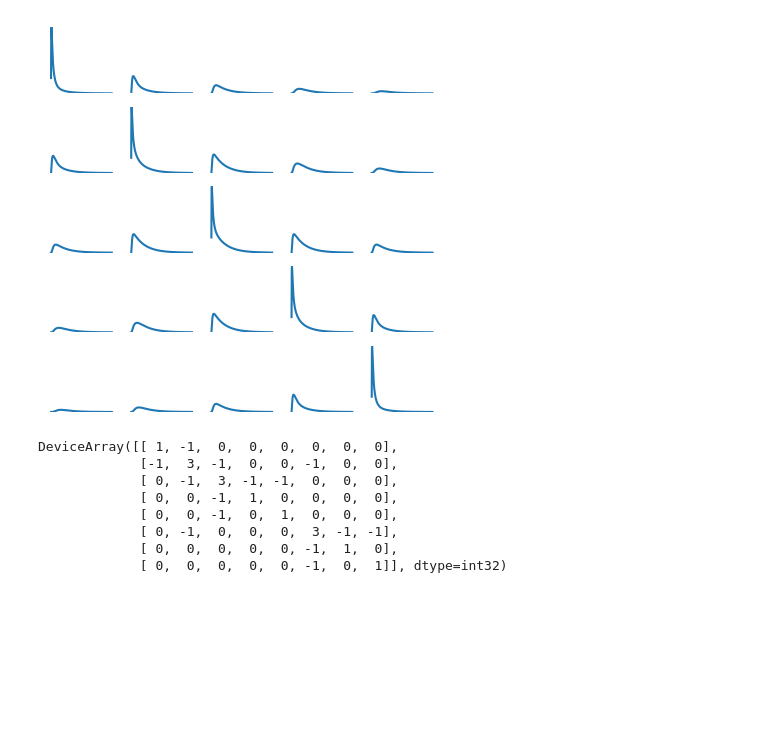
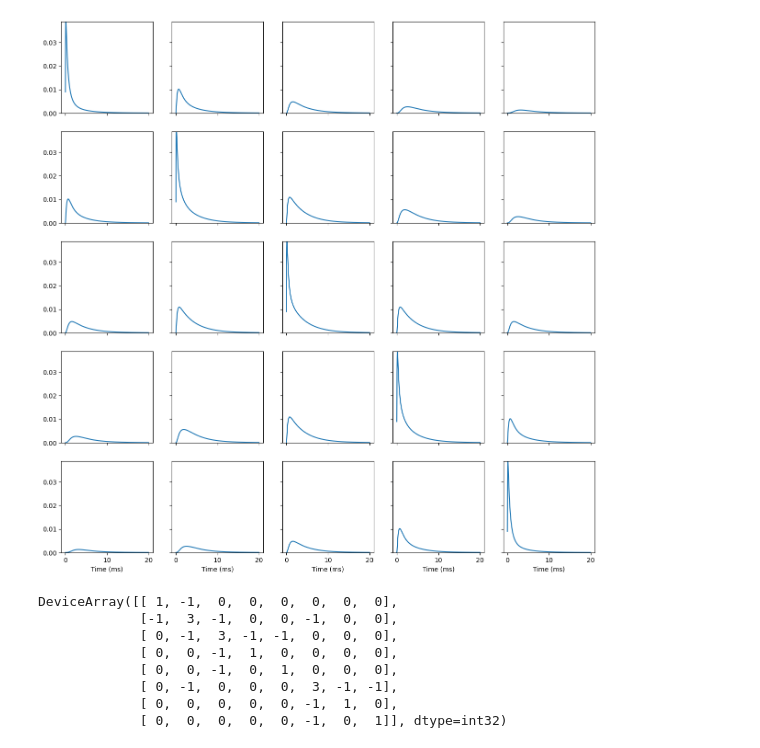
Before and after one commit to electronicvisions/jaxsnn, a Jupyter notebook: notebooks/passive_cable.ipynb, the cells around one changed output. Cells and saved outputs as stored; diff of their text form; code cells hidden in the pictures; blank space fills up the shorter version.

```diff
--- a/notebooks/passive_cable.ipynb
+++ b/notebooks/passive_cable.ipynb
@@ -67,14 +70,16 @@ actual_v = np.stack(actual_v)
 # %%
 import matplotlib.pyplot as plt
 
-fig, ax = plt.subplots(5,5, sharex=True, figsize=(5, 5))
+fig, ax = plt.subplots(5,5, sharex=True, figsize=(3*5, 3*5), sharey=True, subplot_kw=dict(box_aspect=1))
 for idx in range(5):
     for site in range(5):
         ax[idx, site].plot(time, actual_v[idx][:,site])
-        ax[idx, site].set_axis_off()
         ax[idx, site].set_ylim(np.min(actual_v[idx]), np.max(actual_v[idx]))
+
+        if idx == 4:
+            ax[idx, site].set_xlabel('Time (ms)')
 # %% [output]
-[figure, old version]
+[figure, new version]
 # %%
 a = np.array([
   [0,0,0,0,0,0,0,0],
```
Also changed, not shown: parts of 2 cells of this notebook, 6 other files.
